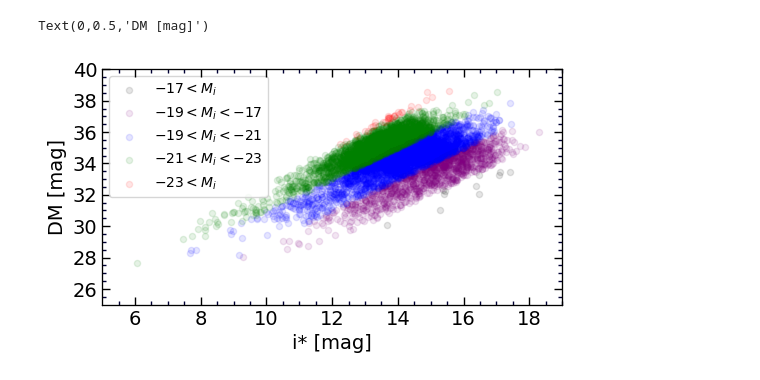
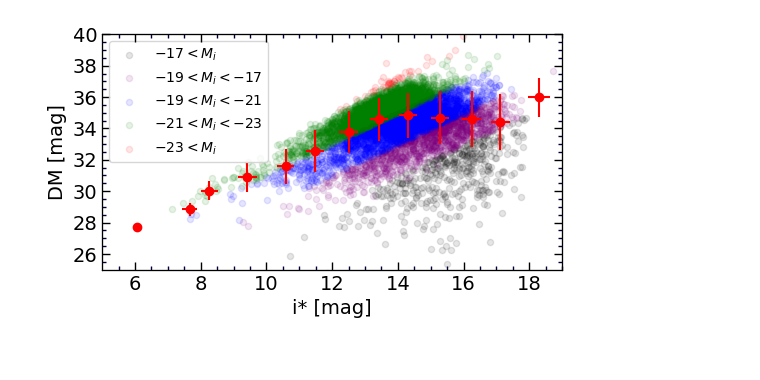
Before and after one commit to ekourkchi/test_TFRcatal, a Jupyter notebook: Hubble_cutoff.ipynb, the cells around one changed output. Drawn from its saved outputs; the diff is of its cells as text; code cells hidden in the pictures.

```diff
--- a/Hubble_cutoff.ipynb
+++ b/Hubble_cutoff.ipynb
@@ -117,14 +127,14 @@ Index([u'pgc', u'Vh', u'Vls', u'V3k', u'Vmod', u'f_cosmology', u'logWimx',
 # %%
-df = pd.read_csv("CF4_TF_distances.csv", sep='|')
+# df = pd.read_csv("CF4_TF_distances.csv", sep='|')
 
-x = df['i***']-df.DMbest
-np.max(x[df['i***']>0])
-df['I'] = x
+# x = df['i***']-df.DMbest
+# np.max(x[df['i***']>0])
+# df['I'] = x
 
-df['logD'] = (df['DMbest']-25)/5.
-df['logH'] = np.log10(df.f*df.Vcmb) - df['logD']
-df['H0'] = 10**df.logH
-df['Vmod'] = df.f*df.Vcmb
+# df['logD'] = (df['DMbest']-25)/5.
+# df['logH'] = np.log10(df.f*df.Vcmb) - df['logD']
+# df['H0'] = 10**df.logH
+# df['Vmod'] = df.f*df.Vcmb
 
-print(df.columns)
-df.head()
+# print(df.columns)
+# df.head()
@@ -286,40 +281,60 @@ plt.subplots_adjust(hspace=0.03, wspace=0.2)
 # %%
 fig = py.figure(figsize=(5, 10), dpi=100)
 fig.subplots_adjust(wspace=0, top=0.92, bottom=0.12, left=0.06, right=0.98)
 gs = gridspec.GridSpec(3,1) ; p=0
 
+dff = df[(df.Qs>2)]# & ((df.I<-17-8.32*(df.lgWmxi-2.043)) | (df.I<-17.5)) & (df.I<-16.5)]
+
 ax = plt.subplot(gs[p]) ; p+=1
 X = 'i***'
-Y = 'DMbest'
-df[df.I>-17].plot.scatter(x=X, y=Y, color='k', alpha=0.1, ax=ax, label=r'$-17<M_i$')
-df[((df.I<-17) & (df.I>-19))].plot.scatter(x=X, y=Y, color='purple', alpha=0.1, ax=ax, label=r'$-19<M_i<-17$')
-df[((df.I<-19) & (df.I>-21))].plot.scatter(x=X, y=Y, color='b', alpha=0.1, ax=ax, label=r'$-19<M_i<-21$')
-df[((df.I<-21) & (df.I>-23))].plot.scatter(x=X, y=Y, color='green', alpha=0.1, ax=ax, label=r'$-21<M_i<-23$')
-df[((df.I<-23) & (df.I>-25))].plot.scatter(x=X, y=Y, color='red', alpha=0.1, ax=ax, label=r'$-23<M_i$')
+Y = 'DMbest_'
+dff[dff.I>-17].plot.scatter(x=X, y=Y, color='k', alpha=0.1, ax=ax, label=r'$-17<M_i$')
+dff[((dff.I<-17) & (dff.I>-19))].plot.scatter(x=X, y=Y, color='purple', alpha=0.1, ax=ax, label=r'$-19<M_i<-17$')
+dff[((dff.I<-19) & (dff.I>-21))].plot.scatter(x=X, y=Y, color='b', alpha=0.1, ax=ax, label=r'$-19<M_i<-21$')
+dff[((dff.I<-21) & (dff.I>-23))].plot.scatter(x=X, y=Y, color='green', alpha=0.1, ax=ax, label=r'$-21<M_i<-23$')
+dff[((dff.I<-23) & (dff.I>-25))].plot.scatter(x=X, y=Y, color='red', alpha=0.1, ax=ax, label=r'$-23<M_i$')
 
 x_ax, y_ax = set_axes(ax, (5,19), (25,40), fontsize=14)
 ax.set_xlabel("i* [mag]", fontsize=14)
 ax.set_ylabel("DM [mag]", fontsize=14)
 
+
+
+X = dff[X].values
+Y = dff[Y].values
+xmin = np.min(X)
+xmax = np.max(X)
+for i in np.arange(xmin, xmax, 1):
+    xp = []
+    yp = []
+    for ii in range(len(X)):
+        xi = X[ii]
+        if xi>=i and xi<i+1 and not np.isnan(Y[ii]):
+            xp.append(xi)
+            yp.append(Y[ii])
+    if len(xp)>0:
+        ax.errorbar(np.median(xp), np.median(yp), yerr=np.std(yp), xerr=np.std(xp), fmt='o',
+                    color='red', ms=6)
+
+
 # ax = plt.subplot(gs[p]) ; p+=1
 # X = 'i***'
 # Y = 'logH'
-# df[df.I>-17].plot.scatter(x=X, y=Y, color='k', alpha=0.1, ax=ax)
-# df[((df.I<-17) & (df.I>-19))].plot.scatter(x=X, y=Y, color='purple', alpha=0.1, ax=ax)
-# df[((df.I<-19) & (df.I>-21))].plot.scatter(x=X, y=Y, color='b', alpha=0.1, ax=ax)
-# df[((df.I<-21) & (df.I>-23))].plot.scatter(x=X, y=Y, color='green', alpha=0.1, ax=ax)
-# df[((df.I<-23) & (df.I>-25))].plot.scatter(x=X, y=Y, color='red', alpha=0.1, ax=ax)
+# dff[dff.I>-17].plot.scatter(x=X, y=Y, color='k', alpha=0.1, ax=ax)
+# dff[((dff.I<-17) & (dff.I>-19))].plot.scatter(x=X, y=Y, color='purple', alpha=0.1, ax=ax)
+# dff[((dff.I<-19) & (dff.I>-21))].plot.scatter(x=X, y=Y, color='b', alpha=0.1, ax=ax)
+# dff[((dff.I<-21) & (dff.I>-23))].plot.scatter(x=X, y=Y, color='green', alpha=0.1, ax=ax)
+# dff[((dff.I<-23) & (dff.I>-25))].plot.scatter(x=X, y=Y, color='red', alpha=0.1, ax=ax)
 
 
 
 # ax = plt.subplot(gs[p]) ; p+=1
 # X = 'i***'
 # Y = 'lgWmxi'
-# df[df.I>-17].plot.scatter(x=X, y=Y, color='k', alpha=0.1, ax=ax)
-# df[((df.I<-17) & (df.I>-19))].plot.scatter(x=X, y=Y, color='purple', alpha=0.1, ax=ax)
-# df[((df.I<-19) & (df.I>-21))].plot.scatter(x=X, y=Y, color='b', alpha=0.1, ax=ax)
-# df[((df.I<-21) & (df.I>-23))].plot.scatter(x=X, y=Y, color='green', alpha=0.1, ax=ax)
-# df[((df.I<-23) & (df.I>-25))].plot.scatter(x=X, y=Y, color='red', alpha=0.1, ax=ax)
+# dff[dff.I>-17].plot.scatter(x=X, y=Y, color='k', alpha=0.1, ax=ax)
+# dff[((dff.I<-17) & (dff.I>-19))].plot.scatter(x=X, y=Y, color='purple', alpha=0.1, ax=ax)
+# dff[((dff.I<-19) & (dff.I>-21))].plot.scatter(x=X, y=Y, color='b', alpha=0.1, ax=ax)
+# dff[((dff.I<-21) & (dff.I>-23))].plot.scatter(x=X, y=Y, color='green', alpha=0.1, ax=ax)
+# dff[((dff.I<-23) & (dff.I>-25))].plot.scatter(x=X, y=Y, color='red', alpha=0.1, ax=ax)
 # %% [output]
-Text(0,0.5,'DM [mag]')
-[figure, old version]
+[figure, new version]
```
Also changed, not shown: parts of 18 cells of this notebook.
